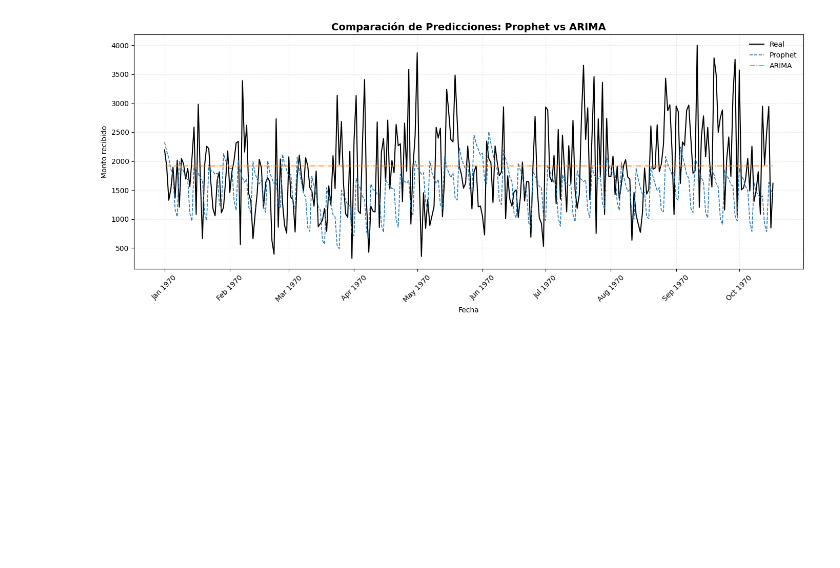
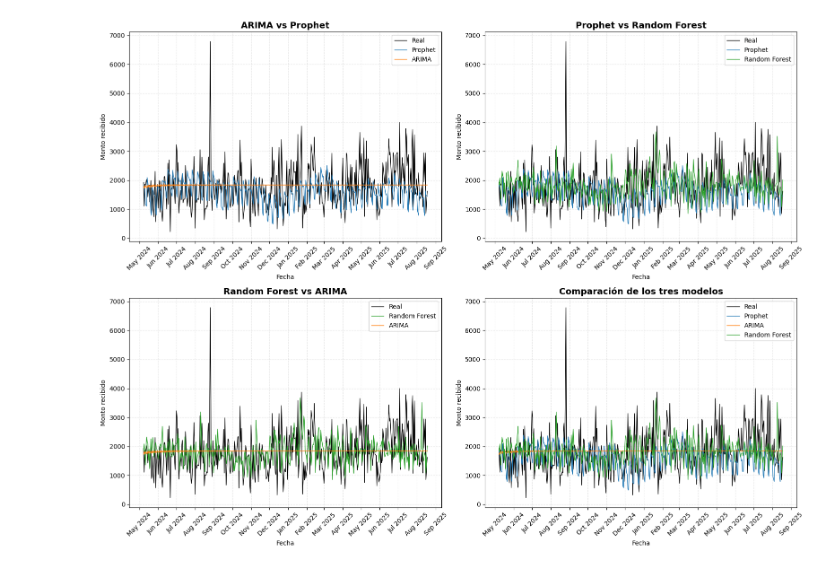
Before and after one commit to JeimiBV/alefarma, a Jupyter notebook: notebooks/Resultados.ipynb, the cells around one changed output. Saved outputs shown, nothing was run; the diff lists cells and outputs as text; code cells hidden in the pictures; blank space fills up the shorter version.

Commit message:
conclusión de modelos y código

```diff
--- a/notebooks/Resultados.ipynb
+++ b/notebooks/Resultados.ipynb
@@ -5,28 +5,78 @@ import matplotlib.dates as mdates
 # %%
 df_arima = pd.read_csv('../output/prediccion_arima.csv')
 df_prophet = pd.read_csv('../output/prediccion_prophet.csv')
+df_rf = pd.read_csv('../output/prediccion_random_forest.csv')
+
+df_arima['fecha'] = pd.to_datetime(df_arima['fecha'])
+df_prophet['ds'] = pd.to_datetime(df_prophet['ds'])
+df_rf['ds'] = pd.to_datetime(df_rf['ds'])
 # %%
-# Asegurarnos que las fechas coincidan en ambos datasets (intersección)
+import matplotlib.pyplot as plt
+import matplotlib.dates as mdates
+
+# Asegurarnos de que las fechas coincidan en ambos datasets (intersección)
 fechas_comunes = df_prophet['ds'].isin(df_arima['fecha'])
 df_prophet = df_prophet[fechas_comunes].reset_index(drop=True)
 df_arima = df_arima[df_arima['fecha'].isin(df_prophet['ds'])].reset_index(drop=True)
+df_rf = df_rf[df_rf['ds'].isin(df_prophet['ds'])].reset_index(drop=True)
 
-plt.figure(figsize=(14,6))
-plt.plot(df_prophet['ds'], df_prophet['real'], label='Real', color='black', linewidth=1.5)
-plt.plot(df_prophet['ds'], df_prophet['yhat'], label='Prophet', linestyle='--', color='#1f77b4', linewidth=1.2)
-plt.plot(df_arima['fecha'], df_arima['prediccion'], label='ARIMA', linestyle='-.', color='#ff7f0e', linewidth=1.2)
+# Crear el conjunto de 4 gráficos en un solo panel
+fig, axs = plt.subplots(2, 2, figsize=(16, 12))  # 2 filas, 2 columnas de gráficos
 
-# Formatear fechas
-plt.gca().xaxis.set_major_locator(mdates.MonthLocator(interval=1))
-plt.gca().xaxis.set_major_formatter(mdates.DateFormatter('%b %Y'))
-plt.xticks(rotation=45)
+# 1. ARIMA vs Prophet
+axs[0, 0].plot(df_prophet['ds'], df_prophet['real'], label='Real', color='black', linewidth=1)
+axs[0, 0].plot(df_prophet['ds'], df_prophet['yhat'], label='Prophet', color='#1f77b4', linewidth=1)
+axs[0, 0].plot(df_arima['fecha'], df_arima['prediccion'], label='ARIMA', color='#ff7f0e', linewidth=1)
+axs[0, 0].set_title('ARIMA vs Prophet', fontsize=14, weight='bold')
+axs[0, 0].set_xlabel('Fecha')
+axs[0, 0].set_ylabel('Monto recibido')
+axs[0, 0].legend()
+axs[0, 0].grid(True, linestyle='--', alpha=0.3)
+axs[0, 0].xaxis.set_major_locator(mdates.MonthLocator(interval=1))
+axs[0, 0].xaxis.set_major_formatter(mdates.DateFormatter('%b %Y'))
+axs[0, 0].tick_params(axis='x', rotation=45)
 
-plt.title('Comparación de Predicciones: Prophet vs ARIMA', fontsize=14, weight='bold')
-plt.xlabel('Fecha')
-plt.ylabel('Monto recibido')
-plt.legend(frameon=False)
-plt.grid(True, linestyle='--', alpha=0.25)
-plt.tight_layout()
+# 2. Prophet vs Random Forest
+axs[0, 1].plot(df_prophet['ds'], df_prophet['real'], label='Real', color='black', linewidth=1)
+axs[0, 1].plot(df_prophet['ds'], df_prophet['yhat'], label='Prophet', color='#1f77b4', linewidth=1)
+axs[0, 1].plot(df_rf['ds'], df_rf['prediccion'], label='Random Forest', color='#2ca02c', linewidth=1)
+axs[0, 1].set_title('Prophet vs Random Forest', fontsize=14, weight='bold')
+axs[0, 1].set_xlabel('Fecha')
+axs[0, 1].set_ylabel('Monto recibido')
+axs[0, 1].legend()
+axs[0, 1].grid(True, linestyle='--', alpha=0.3)
+axs[0, 1].xaxis.set_major_locator(mdates.MonthLocator(interval=1))
+axs[0, 1].xaxis.set_major_formatter(mdates.DateFormatter('%b %Y'))
+axs[0, 1].tick_params(axis='x', rotation=45)
+
+# 3. Random Forest vs ARIMA
+axs[1, 0].plot(df_rf['ds'], df_rf['real'], label='Real', color='black', linewidth=1)
+axs[1, 0].plot(df_rf['ds'], df_rf['prediccion'], label='Random Forest', color='#2ca02c', linewidth=1)
+axs[1, 0].plot(df_arima['fecha'], df_arima['prediccion'], label='ARIMA', color='#ff7f0e', linewidth=1)
+axs[1, 0].set_title('Random Forest vs ARIMA', fontsize=14, weight='bold')
+axs[1, 0].set_xlabel('Fecha')
+axs[1, 0].set_ylabel('Monto recibido')
+axs[1, 0].legend()
+axs[1, 0].grid(True, linestyle='--', alpha=0.3)
+axs[1, 0].xaxis.set_major_locator(mdates.MonthLocator(interval=1))
+axs[1, 0].xaxis.set_major_formatter(mdates.DateFormatter('%b %Y'))
+axs[1, 0].tick_params(axis='x', rotation=45)
+
+# 4. Comparación de los tres modelos
+axs[1, 1].plot(df_prophet['ds'], df_prophet['real'], label='Real', color='black', linewidth=1)
+axs[1, 1].plot(df_prophet['ds'], df_prophet['yhat'], label='Prophet', color='#1f77b4', linewidth=1)
+axs[1, 1].plot(df_arima['fecha'], df_arima['prediccion'], label='ARIMA', color='#ff7f0e', linewidth=1)
+axs[1, 1].plot(df_rf['ds'], df_rf['prediccion'], label='Random Forest', color='#2ca02c', linewidth=1)
+axs[1, 1].set_title('Comparación de los tres modelos', fontsize=14, weight='bold')
+axs[1, 1].set_xlabel('Fecha')
+axs[1, 1].set_ylabel('Monto recibido')
+axs[1, 1].legend()
+axs[1, 1].grid(True, linestyle='--', alpha=0.3)
+axs[1, 1].xaxis.set_major_locator(mdates.MonthLocator(interval=1))
+axs[1, 1].xaxis.set_major_formatter(mdates.DateFormatter('%b %Y'))
+axs[1, 1].tick_params(axis='x', rotation=45)
+
+plt.tight_layout()  # Ajustar el espaciado
 plt.show()
 # %% [output]
-[figure, old version]
+[figure, new version]
```
Also changed, not shown: 5 other files.
